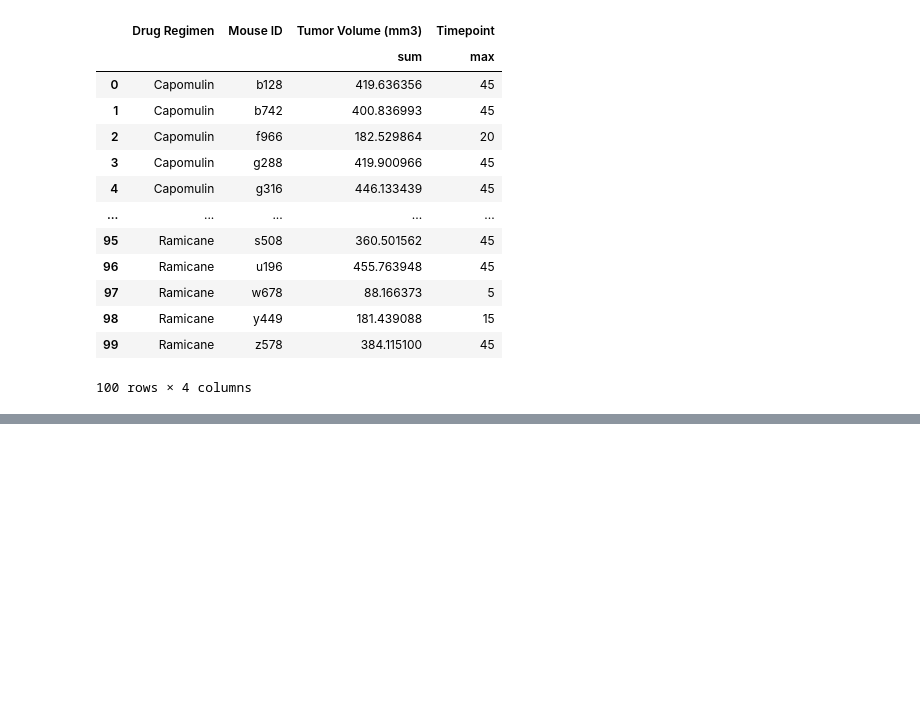
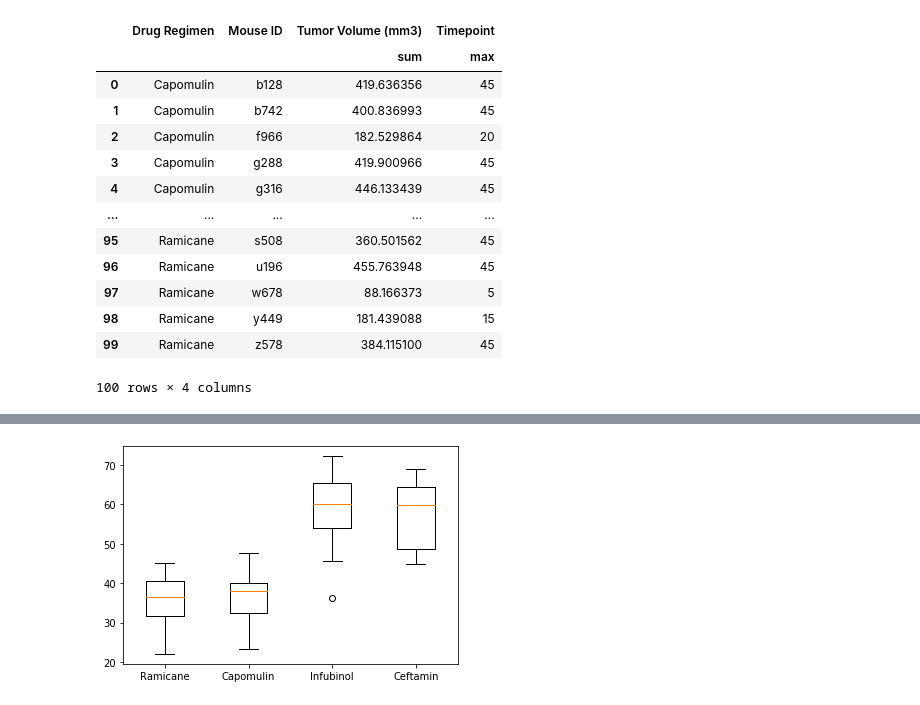
Before and after one commit to mattapallisravya/visualization-with-matplotlib, a Jupyter notebook: Untitled.ipynb, the cells around one changed output, grey strips where cells are left out. Saved outputs shown, nothing was run; the diff lists cells and outputs as text; code cells hidden in the pictures; blank space fills up the shorter version.

```diff
--- a/Untitled.ipynb
+++ b/Untitled.ipynb
@@ -181,4 +333,35 @@ new_df[["Mouse ID","Drug Regimen","Timepoint","Tumor Volume (mm3)"]]
 # %%
-treatment_list = [treatments for treatments in new_df["Drug Regimen"]]
+# Put treatments into a list for for loop (and later for plot labels)
+treatment_list = ['Ramicane', 'Capomulin', 'Infubinol', 'Ceftamin']
+
+# Create empty list to fill with tumor vol data (for plotting)
+tumor_volume_data = []
+
+# Calculate the IQR and quantitatively determine if there are any potential outliers.
+for drug in  treatment_list:
+
+    # Locate the rows which contain mice on each drug and get the tumor volumes
+    volume = new_df.loc[new_df["Drug Regimen"]==drug, "Tumor Volume (mm3)"]
+
+    #volume= volume.reset_index(drop=True)
+
+    # add subset
+    tumor_volume_data.append(volume)
+
+    # Determine outliers using upper and lower bounds
+    quartiles = volume.quantile([.25,.5,.75])
+    lowerq = quartiles[.25]
+    upperq = quartiles[.75]
+    iqr = upperq - lowerq
+    iqr
+    lowerbound = lowerq - (1.5 * iqr)
+    lowerbound
+    upperbound = upperq + 1.5 * iqr
+    upperbound
+    outlier = volume.loc[(volume<lowerbound) | (volume>upperbound)]
+
+    print(f"{drug}'s potential outliers: {outlier}")
+
+
+#print(tumor_volume_data)
 treatment_list
-tumor_volume_data = []
@@ -184,0 +375,8 @@ tumor_volume_data = []
+# %%
+# Generate a box plot that shows the distrubution of the tumor volume for each treatment group.
+fig1,ax1=plt.subplots()
+treatment_list = ['Ramicane', 'Capomulin', 'Infubinol', 'Ceftamin']
+ax1.boxplot(tumor_volume_data, labels=treatment_list)
+plt.show()
+# %% [output]
+[figure, added]
```
Also changed, not shown: parts of 27 cells of this notebook, 1 other file.
